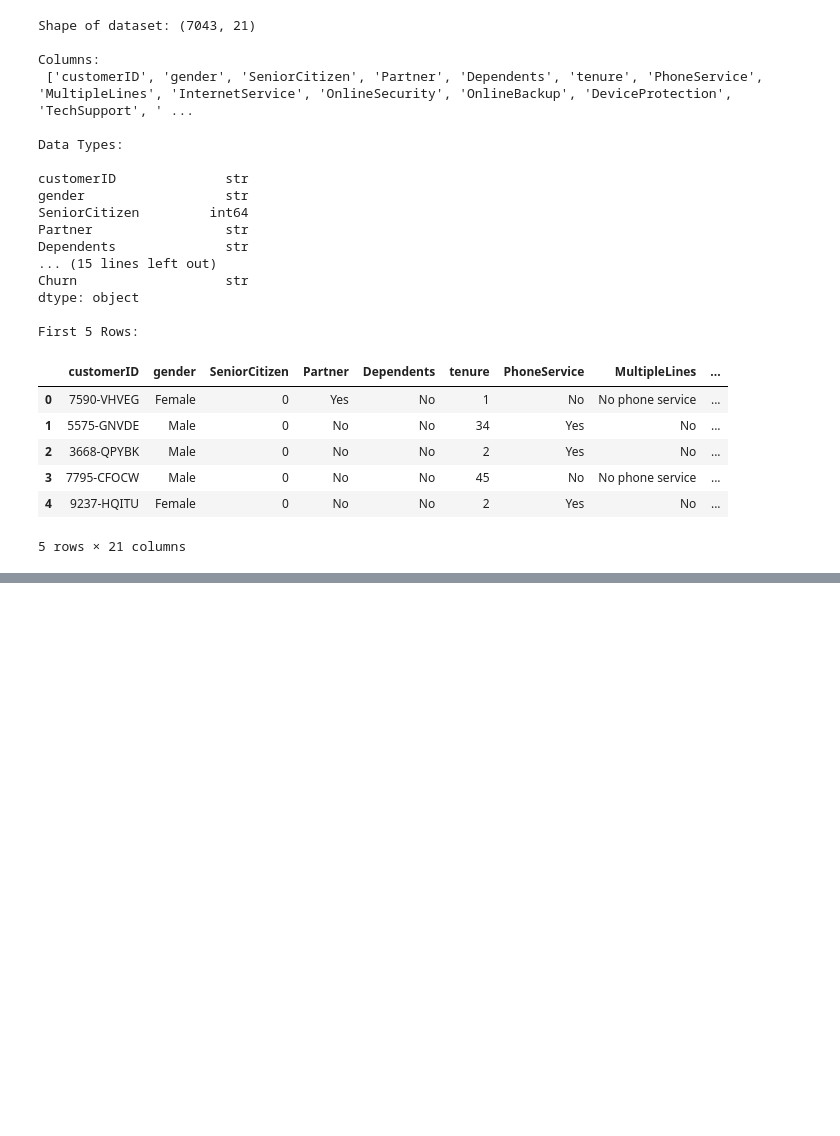
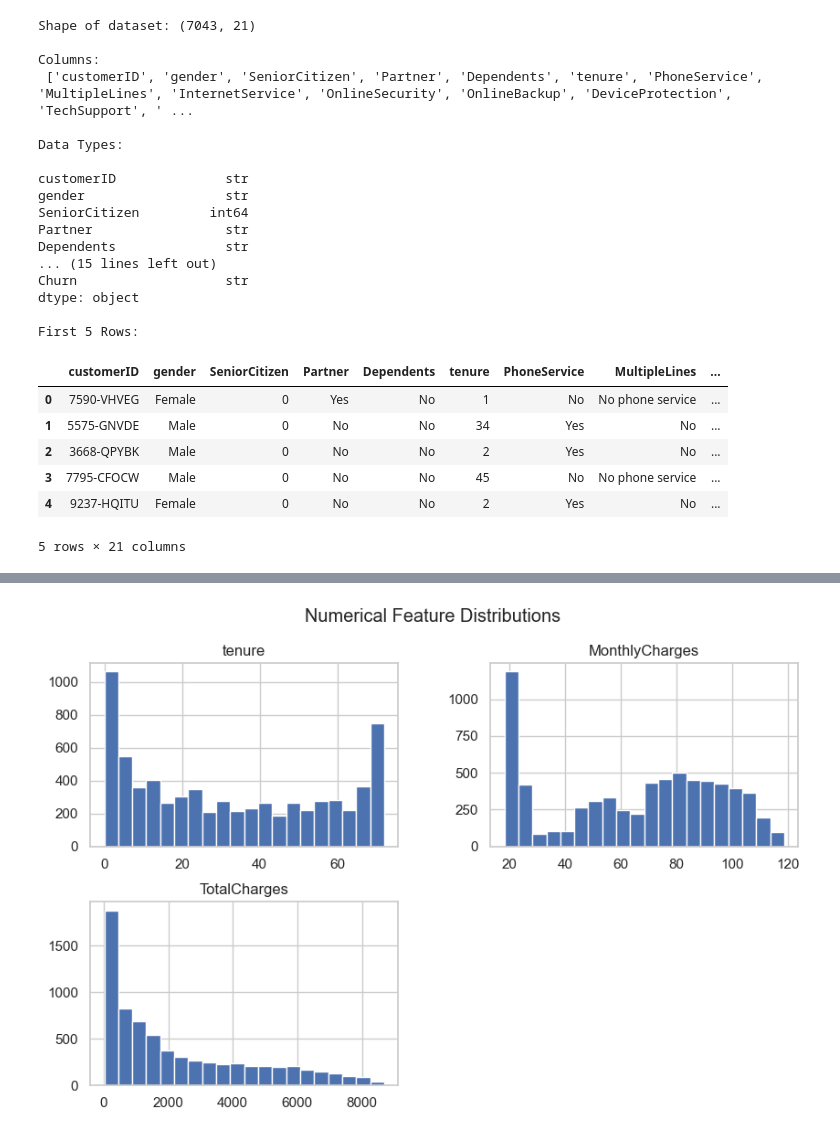
Before and after one commit to Saqibbhat321/CustomerChurn, a Jupyter notebook: notebooks/eda.ipynb, the cells around one changed output, grey strips where cells are left out. Saved outputs shown, nothing was run; the diff lists cells and outputs as text; code cells hidden in the pictures; blank space fills up the shorter version.

```diff
--- a/notebooks/eda.ipynb
+++ b/notebooks/eda.ipynb
@@ -56,0 +132,11 @@ df["TotalCharges"].fillna(df["TotalCharges"].median(), inplace=True)
+# %%
+# ===============================
+# 6. NUMERICAL FEATURES ANALYSIS
+# ===============================
+num_cols = ["tenure", "MonthlyCharges", "TotalCharges"]
+
+df[num_cols].hist(figsize=(10,6), bins=20)
+plt.suptitle("Numerical Feature Distributions")
+plt.show()
+# %% [output]
+[figure, added]
```
Also changed, not shown: parts of 10 cells of this notebook, 5 other files.
